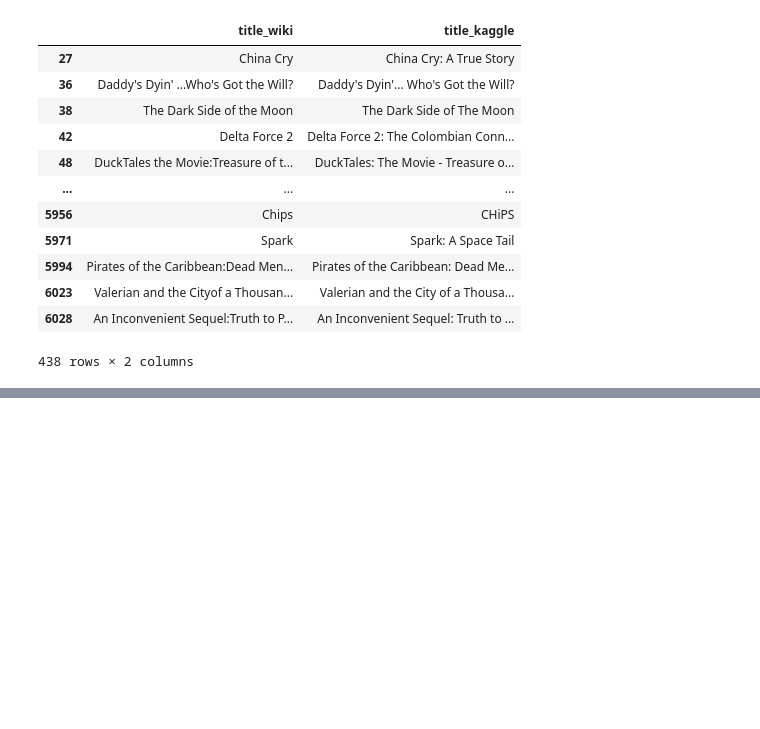
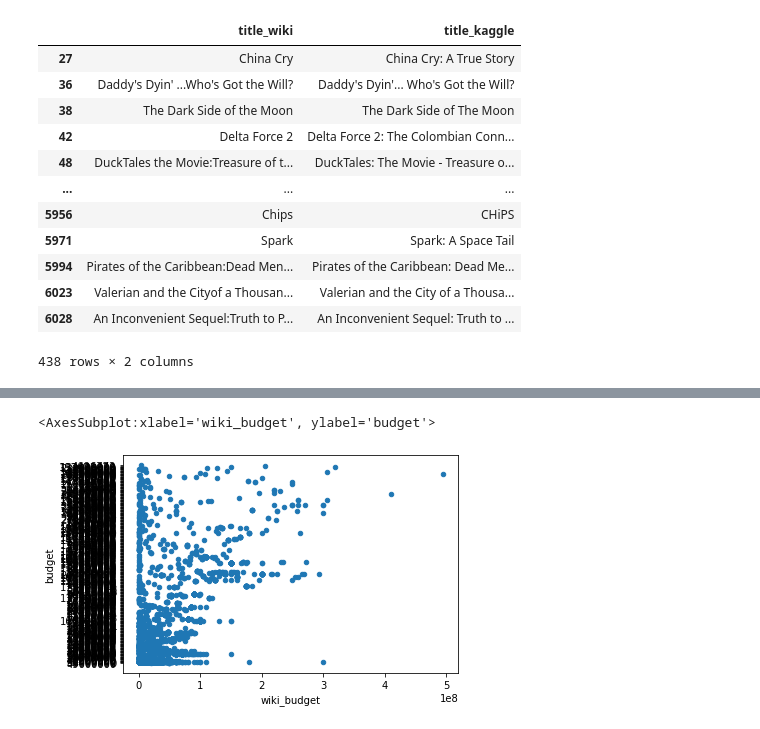
Before and after one commit to DevTrav/Movies-ETL, a Jupyter notebook: new_notebook.ipynb, the cells around one changed output, grey strips where cells are left out. Cells and saved outputs as stored; diff of their text form; code cells hidden in the pictures; blank space fills up the shorter version.

```diff
--- a/new_notebook.ipynb
+++ b/new_notebook.ipynb
@@ -998,0 +757,6 @@ Name: running_time, Length: 6052, dtype: float64
+# %%
+# Create a scatter plot to compare budget_wiki and budget_kaggle
+movies_df.fillna(0).plot(x='wiki_budget',y='budget', kind='scatter')
+# %% [output]
+<AxesSubplot:xlabel='wiki_budget', ylabel='budget'>
+[figure, added]
```
Also changed, not shown: parts of 33 cells of this notebook.
